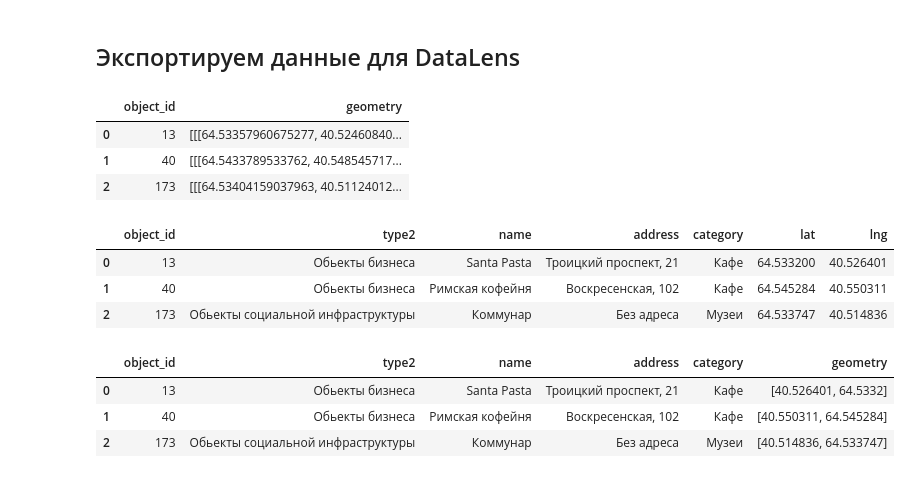
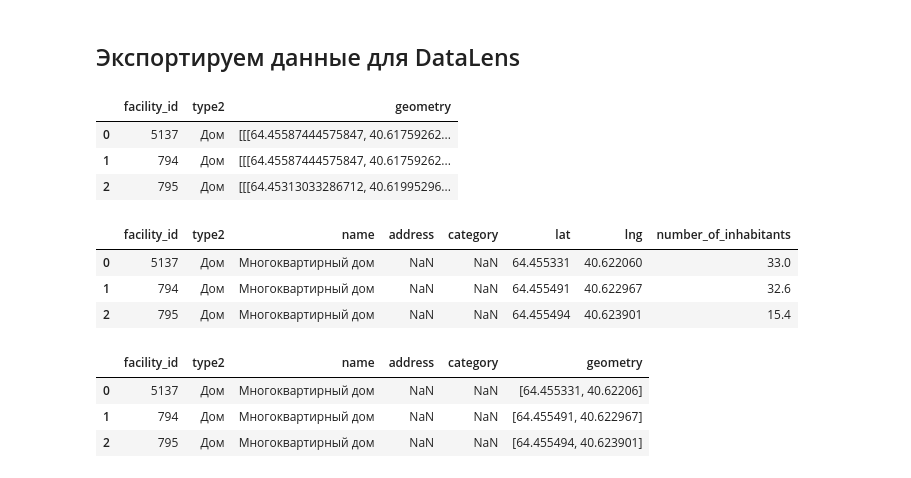
Before and after one commit to NorthGateVologda/NorthGate, a Jupyter notebook: Notebooks/Facility.ipynb, the cells around one changed output. Saved outputs shown, nothing was run; the diff lists cells and outputs as text; code cells hidden in the pictures.

```diff
--- a/Notebooks/Facility.ipynb
+++ b/Notebooks/Facility.ipynb
@@ -51,5 +53,5 @@ nulls = len(facility[facility['object_id'].isnull()])
 assert nulls == 0
 # %%
-facility = facility.astype({'object_id': 'int32'})
+facility = facility.astype({'facility_id': 'int32'})
 facility.head(3)
 # %% [output]
@@ -180,38 +186,39 @@ def convert(df):
         for pair in pairs:
             coords.append([pair[1], pair[0]])
         obj = {}
-        obj['object_id'] = row.object_id
+        obj['facility_id'] = row.facility_id
+        obj['type2'] = row.type2
         obj['geometry'] = [coords]
         all_res.append(obj)
-
-convert(gdf)
-
-gdf_df = pd.DataFrame(all_res)
-gdf_df.head(3)
-# %% [output]
-|  | object_id | geometry |
-| 0 | 13 | [[[64.53357960675277, 40.52460840... |
-| 1 | 40 | [[[64.5433789533762, 40.548545717... |
-| 2 | 173 | [[[64.53404159037963, 40.51124012... |
+# %%
+convert(gdf)
+
+gdf_df = pd.DataFrame(all_res)
+gdf_df.head(3)
+# %% [output]
+|  | facility_id | type2 | geometry |
+| 0 | 5137 | Дом | [[[64.45587444575847, 40.61759262... |
+| 1 | 794 | Дом | [[[64.45587444575847, 40.61759262... |
+| 2 | 795 | Дом | [[[64.45313033286712, 40.61995296... |
 # %%
 gdf_df.to_csv('data/facility_polygons_lens.csv', index=False)
 # %%
 facility.head(3)
 # %% [output]
-|  | object_id | type2 | name | address | category | lat | lng |
-| 0 | 13 | Обьекты бизнеса | Santa Pasta | Троицкий проспект, 21 | Кафе | 64.533200 | 40.526401 |
-| 1 | 40 | Обьекты бизнеса | Римская кофейня | Воскресенская, 102 | Кафе | 64.545284 | 40.550311 |
-| 2 | 173 | Обьекты социальной инфраструктуры | Коммунар | Без адреса | Музеи | 64.533747 | 40.514836 |
+|  | facility_id | type2 | name | address | category | lat | lng | number_of_inhabitants |
+| 0 | 5137 | Дом | Многоквартирный дом | NaN | NaN | 64.455331 | 40.622060 | 33.0 |
+| 1 | 794 | Дом | Многоквартирный дом | NaN | NaN | 64.455491 | 40.622967 | 32.6 |
+| 2 | 795 | Дом | Многоквартирный дом | NaN | NaN | 64.455494 | 40.623901 | 15.4 |
 # %%
 geometry = [[xy[1], xy[0]] for xy in zip(facility.lng, facility.lat)]
 # %%
-facility_dl = pd.DataFrame(facility[['object_id', 'type2', 'name', 'address', 'category']])
+facility_dl = pd.DataFrame(facility[['facility_id', 'type2', 'name', 'address', 'category']])
 facility_dl['geometry'] = geometry
 facility_dl.head(3)
 # %% [output]
-|  | object_id | type2 | name | address | category | geometry |
-| 0 | 13 | Обьекты бизнеса | Santa Pasta | Троицкий проспект, 21 | Кафе | [40.526401, 64.5332] |
-| 1 | 40 | Обьекты бизнеса | Римская кофейня | Воскресенская, 102 | Кафе | [40.550311, 64.545284] |
-| 2 | 173 | Обьекты социальной инфраструктуры | Коммунар | Без адреса | Музеи | [40.514836, 64.533747] |
+|  | facility_id | type2 | name | address | category | geometry |
+| 0 | 5137 | Дом | Многоквартирный дом | NaN | NaN | [64.455331, 40.62206] |
+| 1 | 794 | Дом | Многоквартирный дом | NaN | NaN | [64.455491, 40.622967] |
+| 2 | 795 | Дом | Многоквартирный дом | NaN | NaN | [64.455494, 40.623901] |
 # %%
 facility_dl.to_csv('data/facility_lens.csv', quotechar='$', index=False)
```
Also changed, not shown: parts of 17 cells of this notebook.
